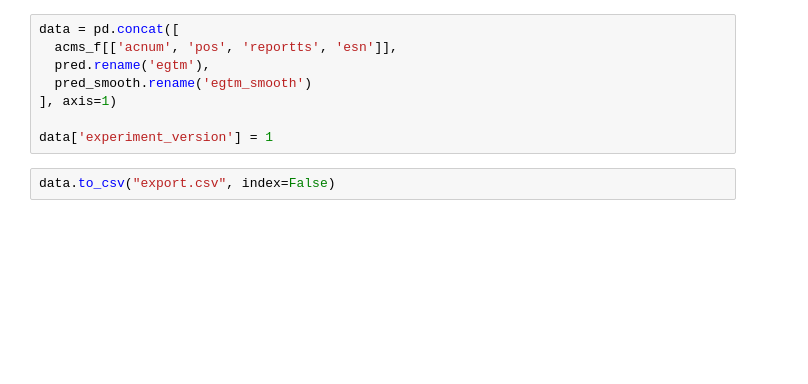
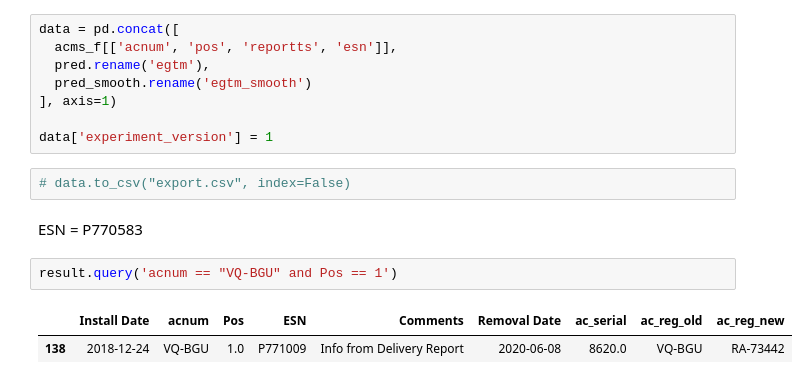
Before and after one commit to skeptlk/ecm, a Jupyter notebook: history_to_onwing.ipynb, the cells around one changed output. Cells and saved outputs as stored; diff of their text form; blank space fills up the shorter version.

```diff
--- a/history_to_onwing.ipynb
+++ b/history_to_onwing.ipynb
@@ -462,4 +444,11 @@ data = pd.concat([
 
 data['experiment_version'] = 1
 # %%
-data.to_csv("export.csv", index=False)
+# data.to_csv("export.csv", index=False)
+# %% [markdown]
+ESN = P770583
+# %%
+result.query('acnum == "VQ-BGU" and Pos == 1')
+# %% [output]
+|  | Install Date | acnum | Pos | ESN | Comments | Removal Date | ac_serial | ac_reg_old | ac_reg_new |
+| 138 | 2018-12-24 | VQ-BGU | 1.0 | P771009 | Info from Delivery Report | 2020-06-08 | 8620.0 | VQ-BGU | RA-73442 |
```
Also changed, not shown: parts of 8 cells of this notebook.
